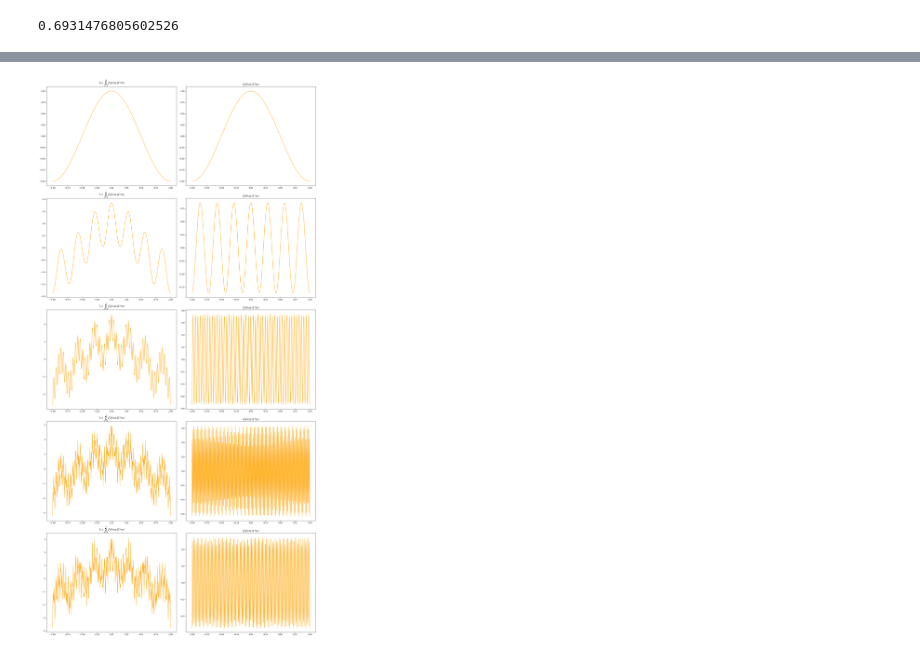
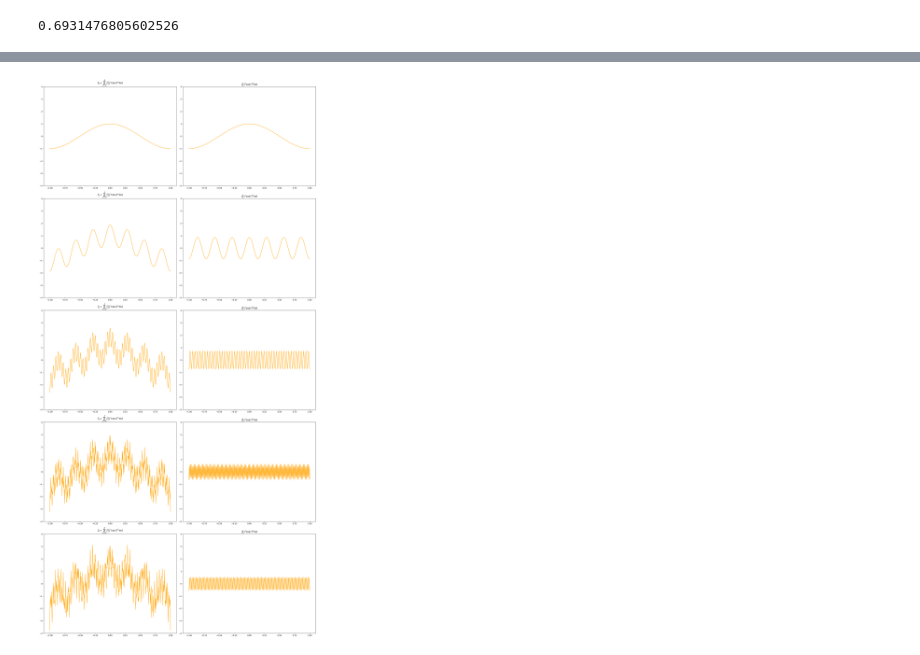
Before and after one commit to chog55/homework_code_submissions, a Jupyter notebook: appm_4450/hmwk_09.ipynb, the cells around one changed output, grey strips where cells are left out. Saved outputs shown, nothing was run; the diff lists cells and outputs as text; code cells hidden in the pictures.

```diff
--- a/appm_4450/hmwk_09.ipynb
+++ b/appm_4450/hmwk_09.ipynb
@@ -54,13 +54,15 @@ def f_M_summand(x, n):
 # %%
 x = np.linspace(-1, 1, 500)
 fig, ax = plt.subplots(nrows = 5, ncols = 2, figsize = (20, 40))
 c = "orange"
 for i in range(5):
     ax[i, 0].plot(x, np.vectorize(f_M)(x, i), label = rf"$M={i}$", color = c)
     ax[i, 0].set_title(rf"$f_{i}=\sum_{{n=0}}^{i}\left(\frac{{6}}{{7}}\right)^n\cos \left(7^n\pi x\right)$")
+    ax[i, 0].set_ylim(-4, 4)
     ax[i, 1].plot(x, f_M_summand(x,i), label = rf"$n={i}$", color = c)
     ax[i, 1].set_title(rf"$\left(\frac{{6}}{{7}}\right)^{i}\cos \left(7^{i}\pi x\right)$")
+    ax[i, 1].set_ylim(-4, 4)
 plt.tight_layout()
 plt.savefig('figures/4_1.png', dpi = 300, bbox_inches = 'tight')
 # %% [output]
-[figure, old version]
+[figure, new version]
```
Also changed, not shown: parts of 1 cell of this notebook.
